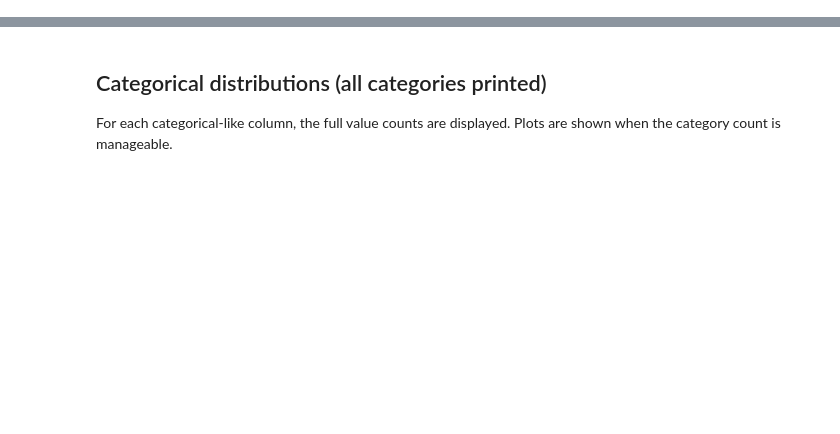
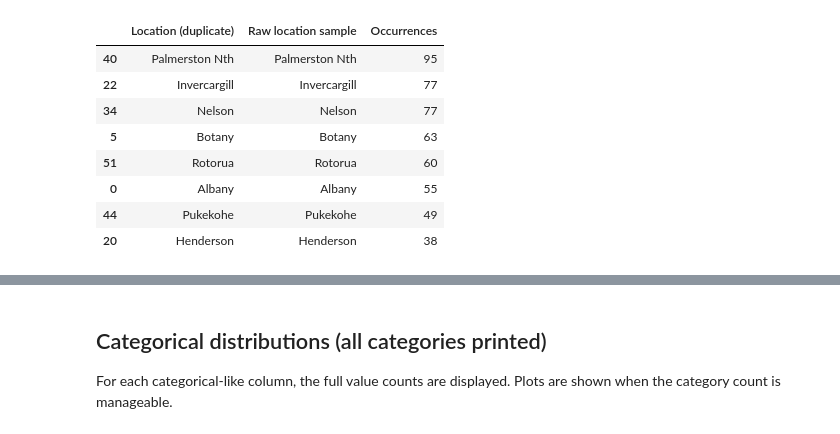
Before and after one commit to EmiyaKatuz/Cafe-dashboard, a Jupyter notebook: cafe_feedback_exploration.ipynb, the cells around one changed output, grey strips where cells are left out. Cells and saved outputs as stored; diff of their text form; code cells hidden in the pictures; blank space fills up the shorter version.

```diff
--- a/cafe_feedback_exploration.ipynb
+++ b/cafe_feedback_exploration.ipynb
@@ -30,0 +41,90 @@ raw_df.head()
+# %%
+# Raw distributions prior to cleaning
+raw_location_counts = raw_df["Location"].value_counts()
+print("Locations")
+display(raw_location_counts)
+
+# Duplicate locations due to extra spaces
+normalized_locations = raw_df.assign(
+    NormalizedLocation=raw_df["Location"].astype(str).str.strip()
+)
+dup_location_table = (
+    normalized_locations.groupby("NormalizedLocation", dropna=False)
+    .agg(
+        sample_raw=("Location", "first"),
+        occurrences=("Location", "size"),
+        unique_raw_variants=("Location", "nunique"),
+    )
+    .reset_index()
+    .rename(
+        columns={
+            "NormalizedLocation": "Location (duplicate)",
+            "sample_raw": "Raw location sample",
+            "occurrences": "Occurrences",
+            "unique_raw_variants": "Unique raw variants",
+        }
+    )
+)
+dup_location_table = (
+    dup_location_table[dup_location_table["Unique raw variants"] > 1]
+    .sort_values("Occurrences", ascending=False)
+    .drop(columns="Unique raw variants")
+)
+print("\nDuplicated location table:")
+display(dup_location_table)
+
+# Transaction Value: non-currency patterns
+raw_txn_strings = raw_df["Transaction Value"]
+print("\nExamples of transaction values containing non-currency patterns:")
+display(raw_txn_strings[raw_txn_strings.str.contains("/", na=True)])
+
+# Transaction Value: numeric outliers
+raw_txn_numeric = pd.to_numeric(
+    raw_txn_strings.str.replace("[^0-9.]", "", regex=True), errors="coerce"
+)
+anomaly_upper_threshold = 500
+anomaly_lower_threshold = 0
+anomalies = raw_txn_numeric[
+    (raw_txn_numeric > anomaly_upper_threshold) | (raw_txn_numeric <= anomaly_lower_threshold)
+].sort_values(ascending=False)
+print(f"{len(anomalies)} raw transaction values are outside the expected range [0, {anomaly_upper_threshold}]")
+display(anomalies)
+
+
+# Ratings: value counts and out-of-range/missing
+rating_raw = raw_df['Rating']
+print('Rating value counts (raw):')
+display(rating_raw.value_counts(dropna=False))
+rating_numeric = pd.to_numeric(rating_raw, errors='coerce')
+rating_anomalies = rating_raw[(rating_numeric.isna()) | (rating_numeric < 1) | (rating_numeric > 5)]
+print(f"{len(rating_anomalies)} ratings are missing or outside 1-5")
+display(rating_anomalies)
+
+# Transaction Date and Time: non-parsable examples
+raw_dates = raw_df["Transaction Date and Time"]
+standard_format = "%d/%m/%Y %I:%M:%S %p"
+parsed_dates = pd.to_datetime(raw_dates, format=standard_format, errors="coerce")
+bad_dates = raw_dates[parsed_dates.isna()]
+print(f"{len(bad_dates)} transaction datetime values could not be parsed")
+display(bad_dates)
+
+# feedback_id: blanks, non-numeric, duplicates
+feedback_raw = raw_df['feedback_id'].astype(str).str.strip()
+bad_feedback = feedback_raw[(feedback_raw == '') | (~feedback_raw.str.match(r'^\d+$'))]
+print(f"{len(bad_feedback)} feedback_id values are non-numeric")
+display(bad_feedback)
+dup_feedback = feedback_raw[feedback_raw.duplicated(keep=False)]
+print(f"{len(dup_feedback)} feedback_id values are duplicates")
+display(dup_feedback)
+
+# Blank unnamed columns
+cols_to_display = raw_df.columns[6:9]
+print(f"Inspecting columns (6th & 7th): {cols_to_display.tolist()}")
+preview_cols = (
+    raw_df[cols_to_display]
+    .astype("object")
+    .sort_values(by=cols_to_display.tolist(), ascending=False)
+    .head(10)
+)
+display(preview_cols)
+# %% [output]
@@ -30,0 +146,9 @@ raw_df.head()
+|  | Location (duplicate) | Raw location sample | Occurrences |
+| 40 | Palmerston Nth | Palmerston Nth | 95 |
+| 22 | Invercargill | Invercargill | 77 |
+| 34 | Nelson | Nelson | 77 |
+| 5 | Botany | Botany | 63 |
+| 51 | Rotorua | Rotorua | 60 |
+| 0 | Albany | Albany | 55 |
+| 44 | Pukekohe | Pukekohe | 49 |
+| 20 | Henderson | Henderson | 38 |
```
Also changed, not shown: parts of 12 cells of this notebook, 1 other file.
